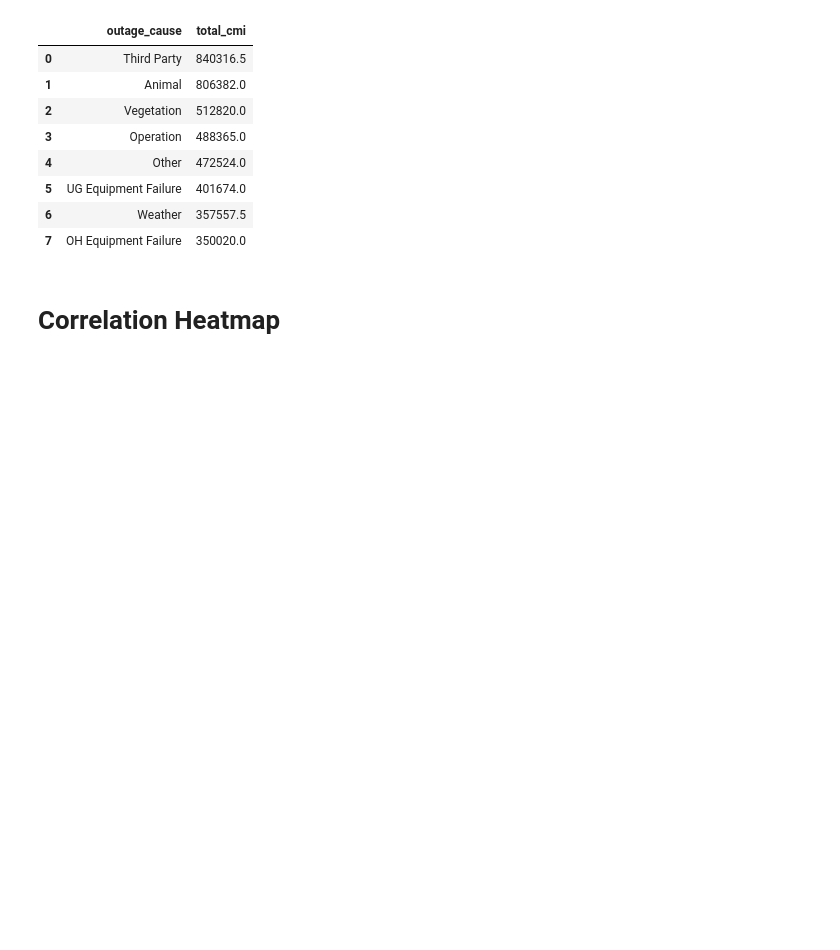
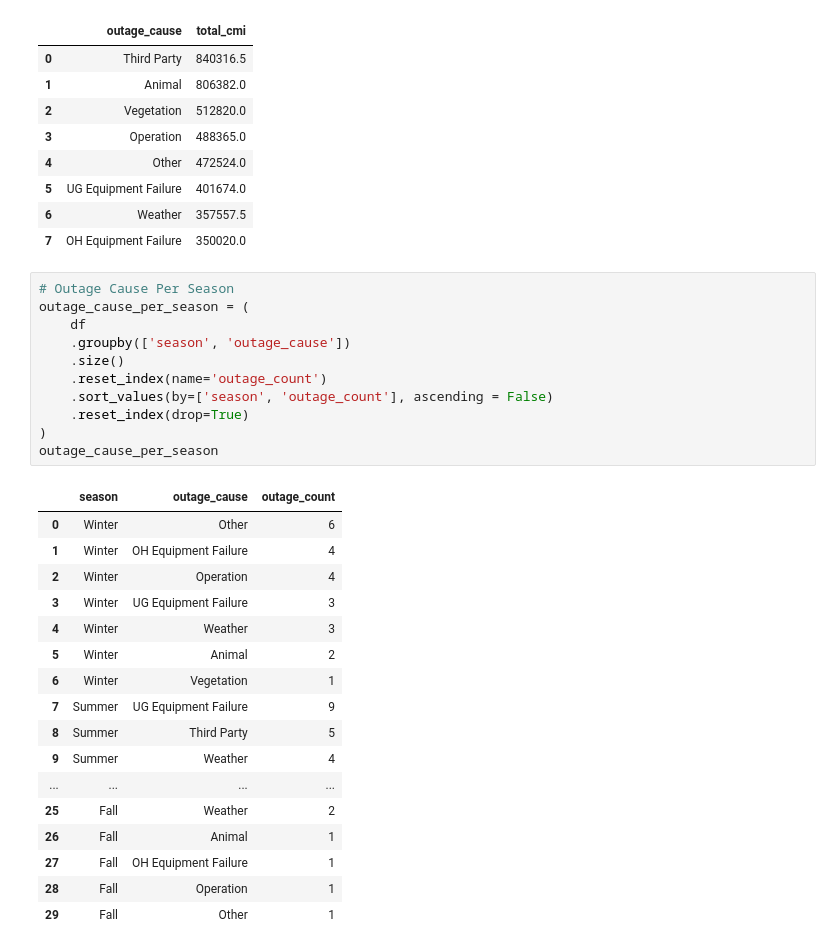
Before and after one commit to GerardoG2/ITC-2025, a Jupyter notebook: circuit-outage-analysis.ipynb, the cells around one changed output. Saved outputs shown, nothing was run; the diff lists cells and outputs as text; blank space fills up the shorter version.

```diff
--- a/circuit-outage-analysis.ipynb
+++ b/circuit-outage-analysis.ipynb
@@ -522,5 +490,32 @@ outage_cause_total_cmi
 | 5 | UG Equipment Failure | 401674.0 |
 | 6 | Weather | 357557.5 |
 | 7 | OH Equipment Failure | 350020.0 |
-# %% [markdown]
-# Correlation Heatmap
+# %%
+# Outage Cause Per Season
+outage_cause_per_season = (
+    df
+    .groupby(['season', 'outage_cause'])
+    .size()
+    .reset_index(name='outage_count')
+    .sort_values(by=['season', 'outage_count'], ascending = False)
+    .reset_index(drop=True)
+)
+outage_cause_per_season
+# %% [output]
+|  | season | outage_cause | outage_count |
+| 0 | Winter | Other | 6 |
+| 1 | Winter | OH Equipment Failure | 4 |
+| 2 | Winter | Operation | 4 |
+| 3 | Winter | UG Equipment Failure | 3 |
+| 4 | Winter | Weather | 3 |
+| 5 | Winter | Animal | 2 |
+| 6 | Winter | Vegetation | 1 |
+| 7 | Summer | UG Equipment Failure | 9 |
+| 8 | Summer | Third Party | 5 |
+| 9 | Summer | Weather | 4 |
+| ... | ... | ... | ... |
+| 25 | Fall | Weather | 2 |
+| 26 | Fall | Animal | 1 |
+| 27 | Fall | OH Equipment Failure | 1 |
+| 28 | Fall | Operation | 1 |
+| 29 | Fall | Other | 1 |
```
Also changed, not shown: parts of 4 cells of this notebook.
